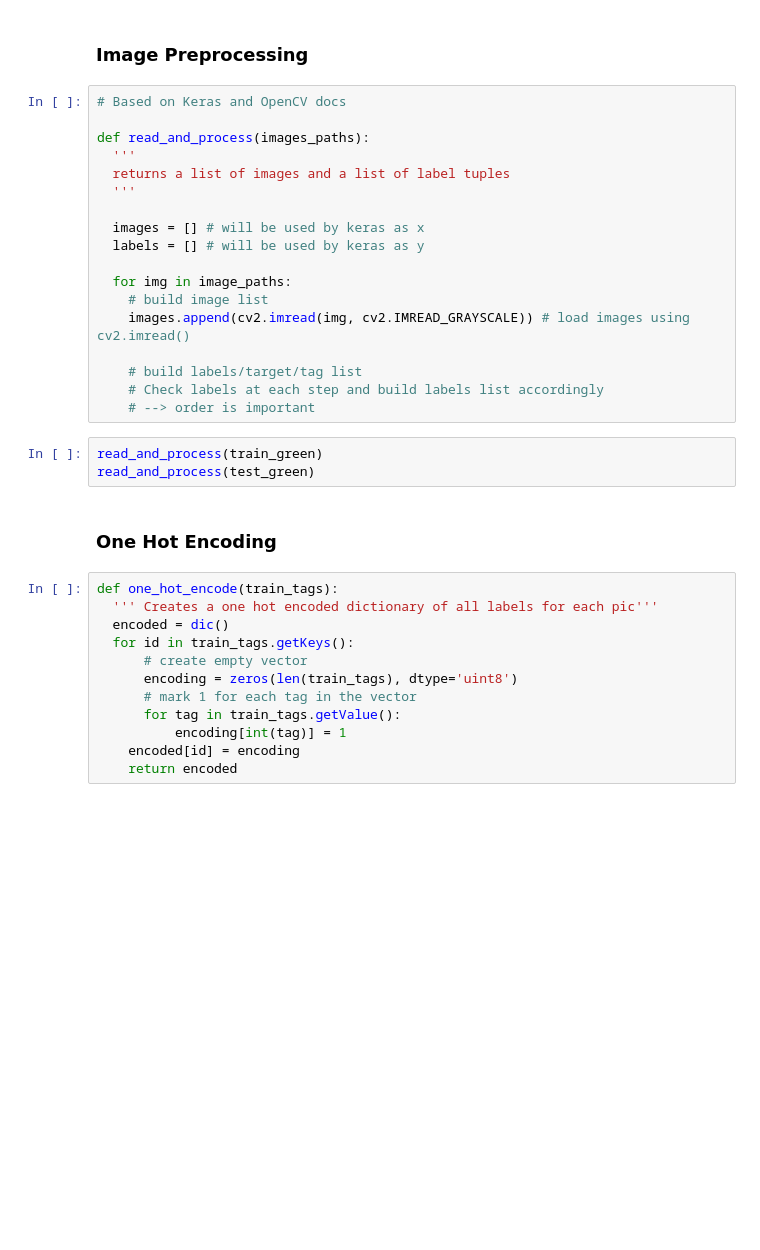
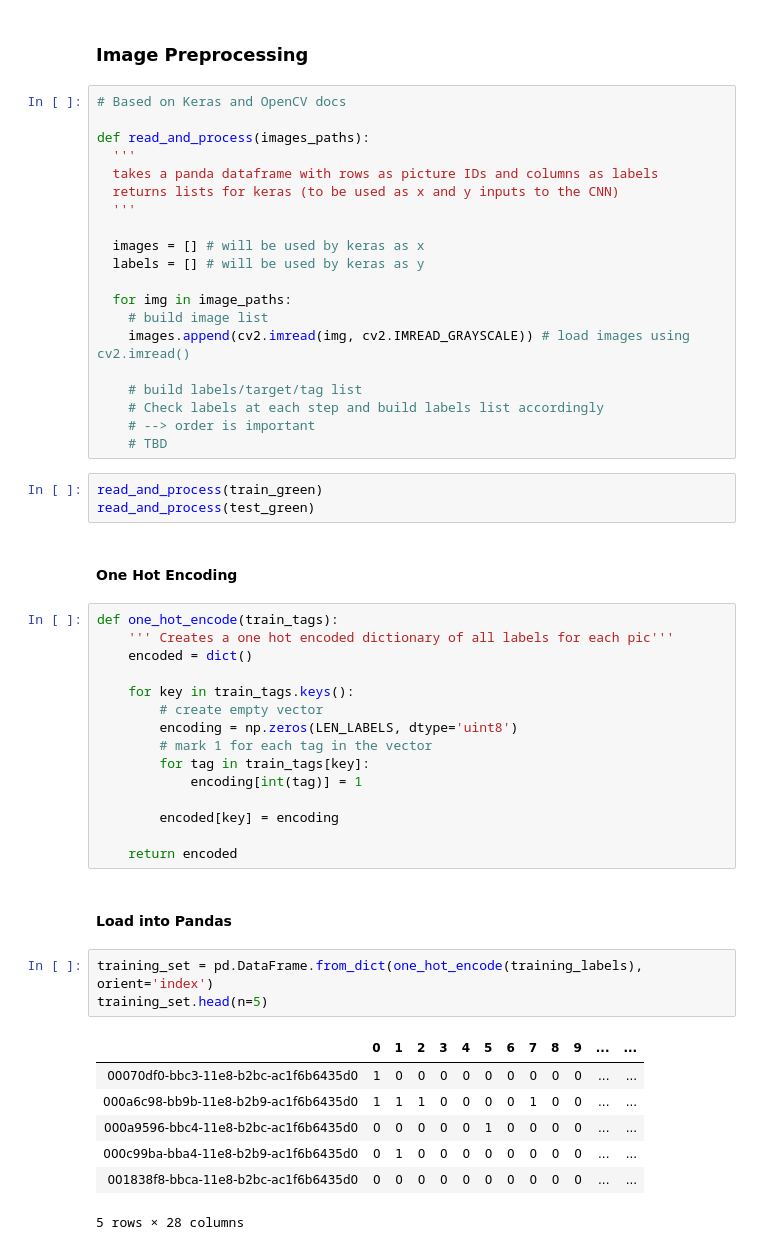
Before and after one commit to YuhanLee/kaggle-human-protein-atlas-image-classification, a Jupyter notebook: protein_classification.ipynb, the cells around one changed output. Cells and saved outputs as stored; diff of their text form; blank space fills up the shorter version.

Commit message:
finished OHC and created pandas dataframe

```diff
--- a/protein_classification.ipynb
+++ b/protein_classification.ipynb
@@ -155,7 +155,8 @@ with open('dataset/train.csv') as label_file:
 
 def read_and_process(images_paths):
   '''
-  returns a list of images and a list of label tuples
+  takes a panda dataframe with rows as picture IDs and columns as labels
+  returns lists for keras (to be used as x and y inputs to the CNN)
   '''
 
   images = [] # will be used by keras as x
@@ -168,20 +169,37 @@ def read_and_process(images_paths):
     # build labels/target/tag list
     # Check labels at each step and build labels list accordingly
     # --> order is important
+    # TBD
 # %%
 read_and_process(train_green)
 read_and_process(test_green)
 # %% [markdown]
-### One Hot Encoding
+#### One Hot Encoding
 # %%
 def one_hot_encode(train_tags):
-  ''' Creates a one hot encoded dictionary of all labels for each pic'''
-  encoded = dic()
-  for id in train_tags.getKeys():
-	  # create empty vector
-	  encoding = zeros(len(train_tags), dtype='uint8')
-	  # mark 1 for each tag in the vector
-	  for tag in train_tags.getValue():
-		  encoding[int(tag)] = 1
-    encoded[id] = encoding
-	return encoded
+    ''' Creates a one hot encoded dictionary of all labels for each pic'''
+    encoded = dict()
+
+    for key in train_tags.keys():
+        # create empty vector
+        encoding = np.zeros(LEN_LABELS, dtype='uint8')
+        # mark 1 for each tag in the vector
+        for tag in train_tags[key]:
+            encoding[int(tag)] = 1
+
+        encoded[key] = encoding
+
+    return encoded
+# %% [markdown]
+#### Load into Pandas
+# %%
+training_set = pd.DataFrame.from_dict(one_hot_encode(training_labels), orient='index')
+training_set.head(n=5)
+# %% [output]
+|  | 0 | 1 | 2 | 3 | 4 | 5 | 6 | 7 | 8 | 9 | ... | ... |
+| 00070df0-bbc3-11e8-b2bc-ac1f6b6435d0 | 1 | 0 | 0 | 0 | 0 | 0 | 0 | 0 | 0 | 0 | ... | ... |
+| 000a6c98-bb9b-11e8-b2b9-ac1f6b6435d0 | 1 | 1 | 1 | 0 | 0 | 0 | 0 | 1 | 0 | 0 | ... | ... |
+| 000a9596-bbc4-11e8-b2bc-ac1f6b6435d0 | 0 | 0 | 0 | 0 | 0 | 1 | 0 | 0 | 0 | 0 | ... | ... |
+| 000c99ba-bba4-11e8-b2b9-ac1f6b6435d0 | 0 | 1 | 0 | 0 | 0 | 0 | 0 | 0 | 0 | 0 | ... | ... |
+| 001838f8-bbca-11e8-b2bc-ac1f6b6435d0 | 0 | 0 | 0 | 0 | 0 | 0 | 0 | 0 | 0 | 0 | ... | ... |
+5 rows × 28 columns
```
Also changed, not shown: parts of 6 cells of this notebook.
